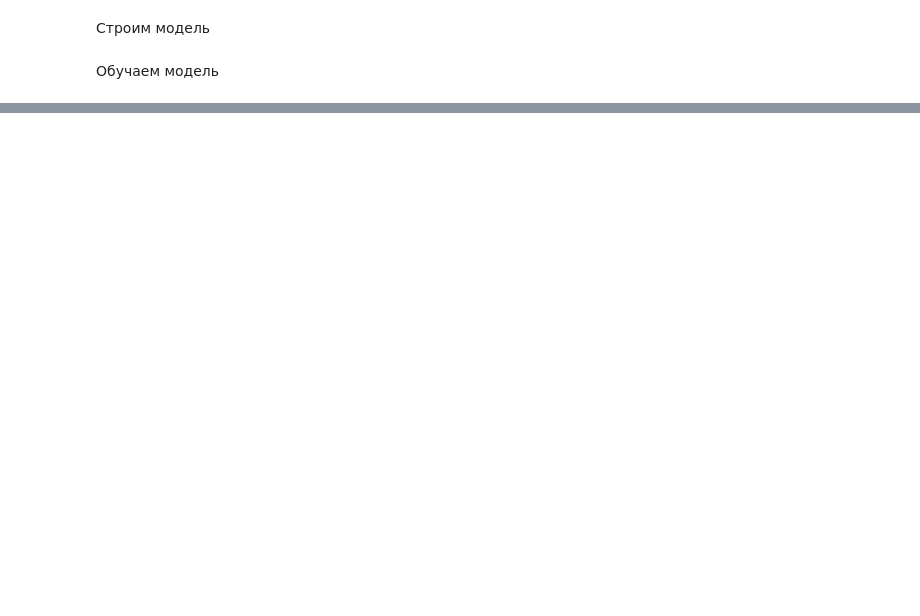
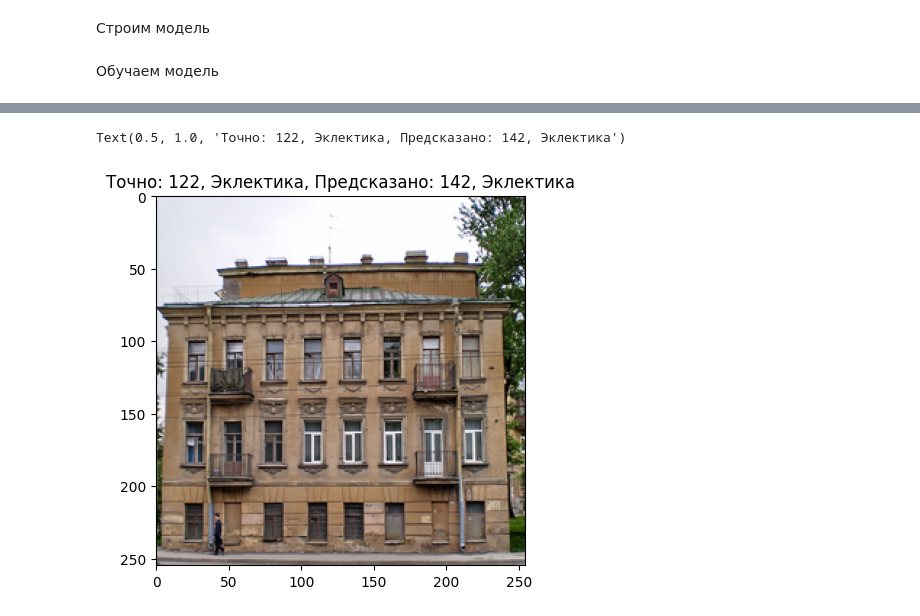
Before and after one commit to anivse/Ages-and-styles-of-buildings, a Jupyter notebook: ages_and_styles_of_buildings.ipynb, the cells around one changed output, grey strips where cells are left out. Saved outputs shown, nothing was run; the diff lists cells and outputs as text; code cells hidden in the pictures; blank space fills up the shorter version.

```diff
--- a/ages_and_styles_of_buildings.ipynb
+++ b/ages_and_styles_of_buildings.ipynb
@@ -500,0 +571,8 @@ plt.title(f'Точно: {exact_significance[index]}, Предсказано: {pr
+# %%
+X_train = np.load('x_train.npy')
+y_train = np.load('y_train.npy')
+z_train = np.load('z_train.npy')
+
+X_test = np.load('x_test.npy')
+y_test = np.load('y_test.npy')
+z_test = np.load('z_test.npy')
@@ -500,0 +722,7 @@ plt.title(f'Точно: {exact_significance[index]}, Предсказано: {pr
+# %%
+index = 1354
+plt.imshow(X_test[index])
+plt.title(f'Точно: {int(z_test[index])}, {classes[y_test[index]]}, Предсказано: {int(predicted_age_new[index])}, {classes[np.argmax(predicted_style_new[index])]}')
+# %% [output]
+Text(0.5, 1.0, 'Точно: 122, Эклектика, Предсказано: 142, Эклектика')
+[figure, added]
```
Also changed, not shown: parts of 44 cells of this notebook, 1 other file.
